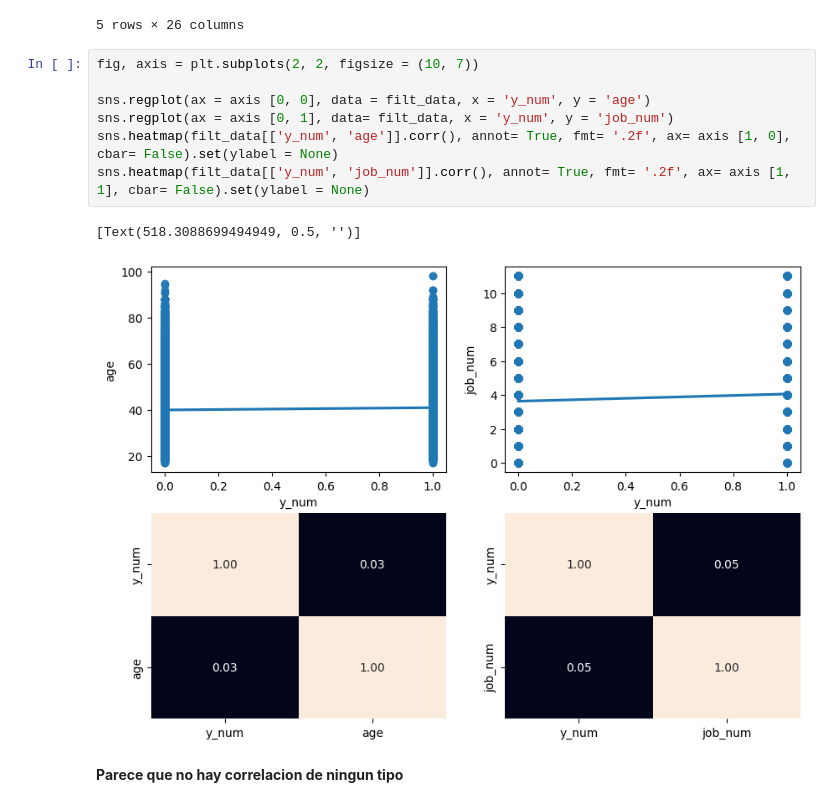
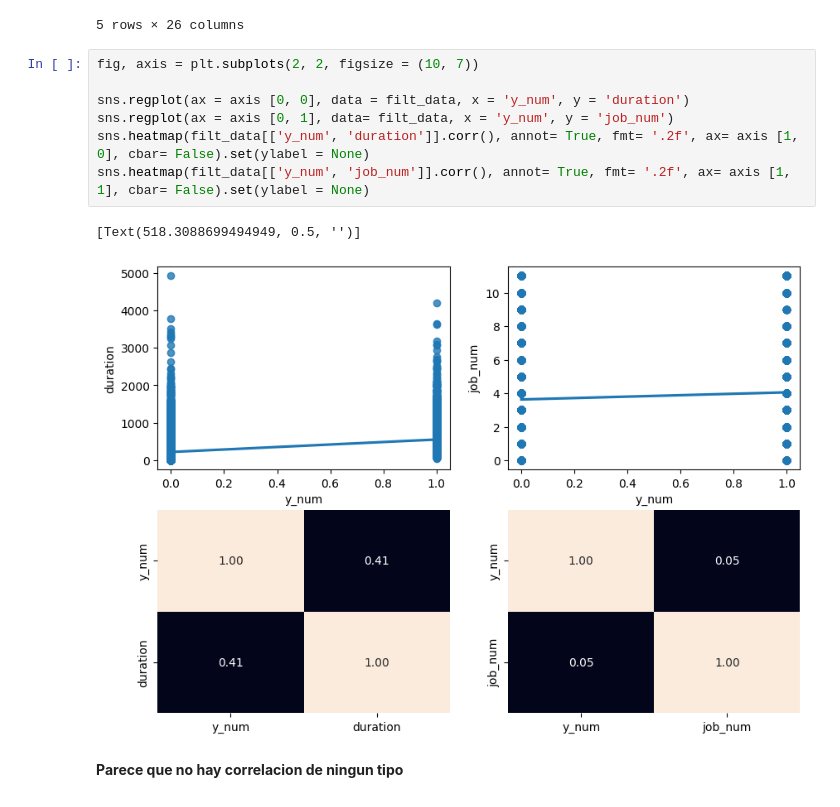
Before and after one commit to Yakondra/machine-learning-python-template, a Jupyter notebook: src/explore.ipynb, the cells around one changed output. Cells and saved outputs as stored; diff of their text form.

```diff
--- a/src/explore.ipynb
+++ b/src/explore.ipynb
@@ -177,13 +177,13 @@ filt_data.head()
 # %%
 fig, axis = plt.subplots(2, 2, figsize = (10, 7))
 
-sns.regplot(ax = axis [0, 0], data = filt_data, x = 'y_num', y = 'age')
+sns.regplot(ax = axis [0, 0], data = filt_data, x = 'y_num', y = 'duration')
 sns.regplot(ax = axis [0, 1], data= filt_data, x = 'y_num', y = 'job_num')
-sns.heatmap(filt_data[['y_num', 'age']].corr(), annot= True, fmt= '.2f', ax= axis [1, 0], cbar= False).set(ylabel = None)
+sns.heatmap(filt_data[['y_num', 'duration']].corr(), annot= True, fmt= '.2f', ax= axis [1, 0], cbar= False).set(ylabel = None)
 sns.heatmap(filt_data[['y_num', 'job_num']].corr(), annot= True, fmt= '.2f', ax= axis [1, 1], cbar= False).set(ylabel = None)
 # %% [output]
 [Text(518.3088699494949, 0.5, '')]
-[figure, old version]
+[figure, new version]
 # %% [markdown]
 **Parece que no hay correlacion de ningun tipo**
 # %%
```
Also changed, not shown: parts of 21 cells of this notebook, 4 other files.
